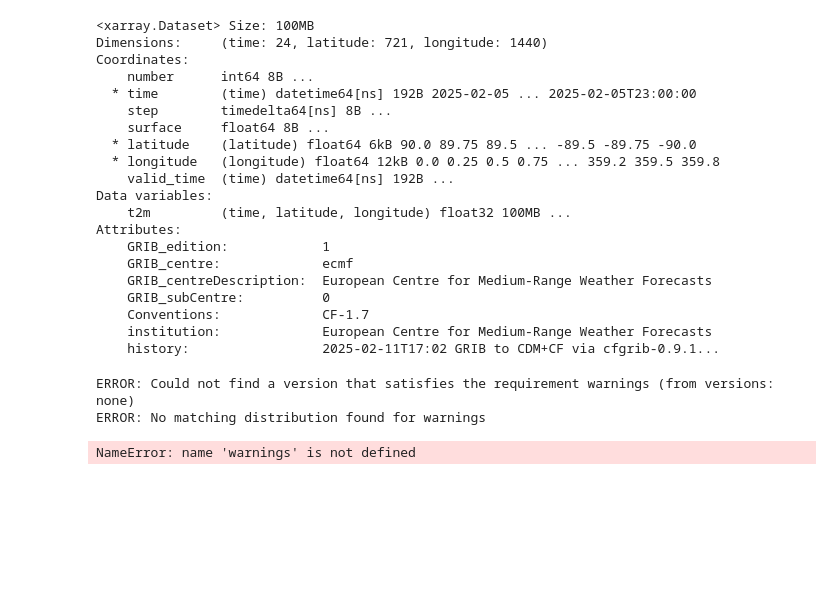
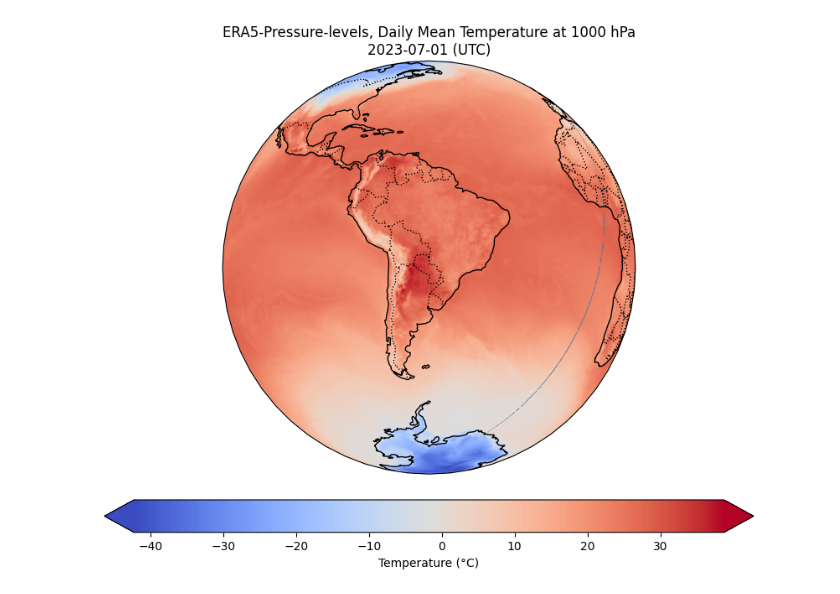
Before and after one commit to gillopy/Era5data3D, a Jupyter notebook: copernicus_planet_temp.ipynb, the cells around one changed output. Saved outputs shown, nothing was run; the diff lists cells and outputs as text; code cells hidden in the pictures; blank space fills up the shorter version.

```diff
--- a/copernicus_planet_temp.ipynb
+++ b/copernicus_planet_temp.ipynb
@@ -26,76 +23,47 @@ Successfully installed cartopy-0.24.1
-# %%
-print(data)
-# %% [output]
-<xarray.Dataset> Size: 100MB
-Dimensions:     (time: 24, latitude: 721, longitude: 1440)
-Coordinates:
-    number      int64 8B ...
-  * time        (time) datetime64[ns] 192B 2025-02-05 ... 2025-02-05T23:00:00
-    step        timedelta64[ns] 8B ...
-    surface     float64 8B ...
-  * latitude    (latitude) float64 6kB 90.0 89.75 89.5 ... -89.5 -89.75 -90.0
-  * longitude   (longitude) float64 12kB 0.0 0.25 0.5 0.75 ... 359.2 359.5 359.8
-    valid_time  (time) datetime64[ns] 192B ...
-Data variables:
-    t2m         (time, latitude, longitude) float32 100MB ...
-Attributes:
-    GRIB_edition:            1
-    GRIB_centre:             ecmf
-    GRIB_centreDescription:  European Centre for Medium-Range Weather Forecasts
-    GRIB_subCentre:          0
-    Conventions:             CF-1.7
-    institution:             European Centre for Medium-Range Weather Forecasts
-    history:                 2025-02-11T17:02 GRIB to CDM+CF via cfgrib-0.9.1...
-# %%
-pip install warnings
-# %% [output]
-ERROR: Could not find a version that satisfies the requirement warnings (from versions: none)
-ERROR: No matching distribution found for warnings
 # %%
-# Ignorar advertencias específicas
-warnings.filterwarnings("ignore", category=FutureWarning)
-warnings.filterwarnings("ignore", category=UserWarning)
-
 import numpy as np
 import xarray as xr
 import cfgrib
 import matplotlib.pyplot as plt
 import cartopy.crs as ccrs
 import cartopy.feature as cfeature
+import warnings
 
-
+# Ignorar advertencias específicas
+warnings.filterwarnings("ignore", category=FutureWarning)
+warnings.filterwarnings("ignore", category=UserWarning)
 
 # Cargar el dataset GRIB
-file_path = "7d83013c8dc90556ff829f0a0327180d.grib"  # Cambia esto con tu archivo real
+file_path = "/content/drive/MyDrive/7d83013c8dc90556ff829f0a0327180d.grib"  # Cambia esto con tu archivo real
 data = xr.open_dataset(file_path, engine='cfgrib')
 
 # Extraer temperatura y coordenadas
 lons = data.longitude.values
 lats = data.latitude.values
 temp = data.t2m.values[0] - 273.15  # Convertir de Kelvin a Celsius
 
 # Crear la figura
 fig = plt.figure(figsize=(10, 8))
 ax = fig.add_subplot(111, projection=ccrs.Orthographic(central_longitude=-58, central_latitude=-23))  # Centrado en Paraguay
 ax.set_global()
 ax.add_feature(cfeature.LAND, edgecolor='black')
 ax.add_feature(cfeature.OCEAN)
 ax.add_feature(cfeature.COASTLINE)
 ax.add_feature(cfeature.BORDERS, linestyle=':')
 
 # Crear el mapa y proyectar los datos
 mesh = ax.imshow(temp, extent=[lons.min(), lons.max(), lats.min(), lats.max()], transform=ccrs.PlateCarree(), cmap='coolwarm', origin='upper')
 
 # Agregar barra de colores
 cbar = plt.colorbar(mesh, orientation='horizontal', pad=0.05, extend='both')
 cbar.set_label('Temperature (°C)')
-cbar.set_ticks(np.arange(-40, 41, 10))
+cbar.set_ticks(np.arange(-40, 40, 10))
 
 # Agregar título
 plt.title('ERA5-Pressure-levels, Daily Mean Temperature at 1000 hPa\n2023-07-01 (UTC)')
 
 # Mostrar la figura
 plt.show()
 # %% [output]
-NameError: name 'warnings' is not defined
+[figure, added]
 # %%
```
Also changed, not shown: parts of 3 cells of this notebook.
